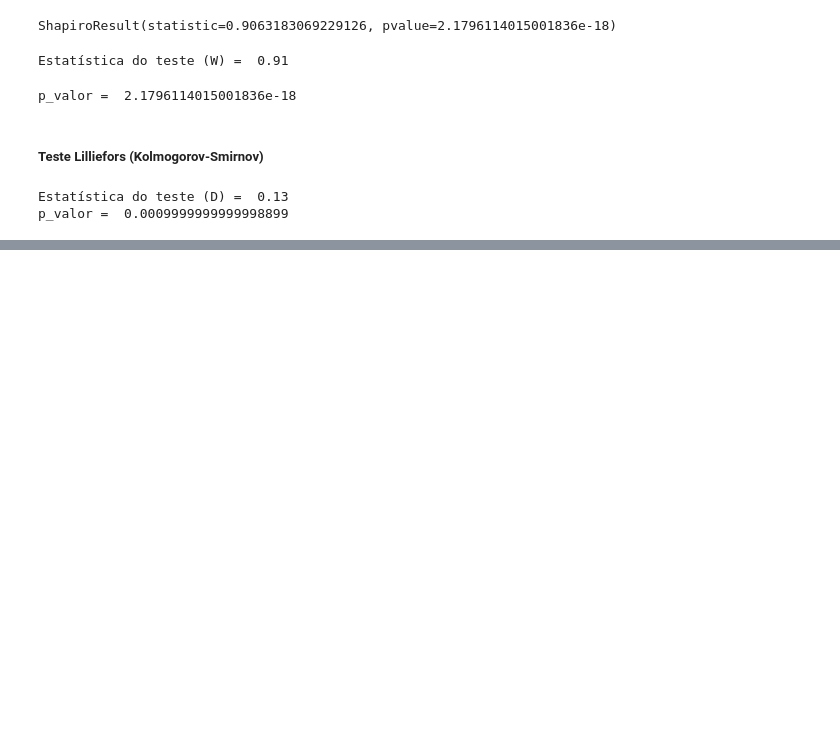
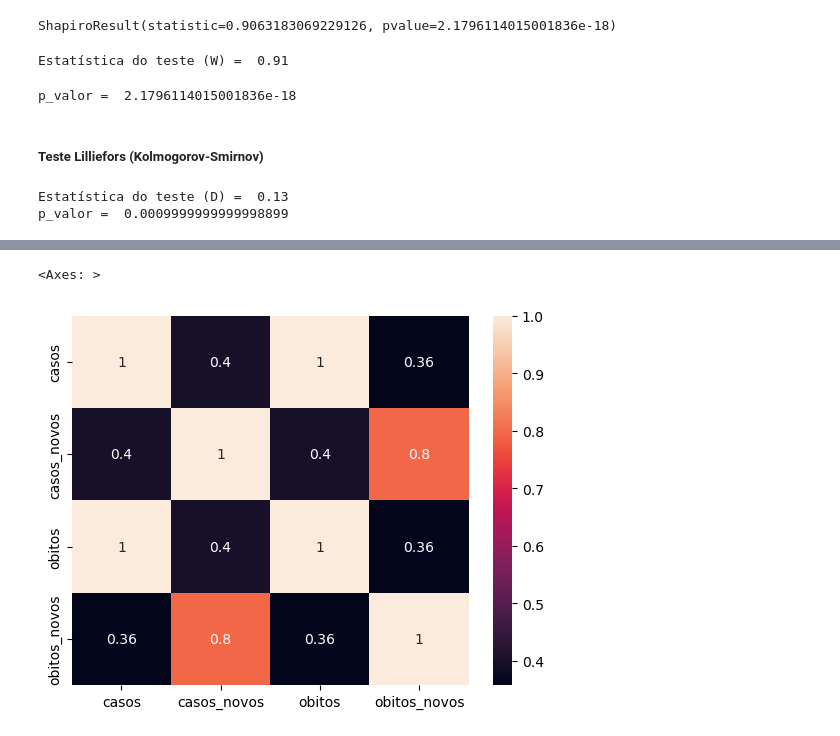
Before and after one commit to whoamidotcom/curso_analise_dados, a Jupyter notebook: analises-estatisticas/file.ipynb, the cells around one changed output, grey strips where cells are left out. Cells and saved outputs as stored; diff of their text form; code cells hidden in the pictures; blank space fills up the shorter version.

```diff
--- a/analises-estatisticas/file.ipynb
+++ b/analises-estatisticas/file.ipynb
@@ -411,0 +427,3 @@ p_valor =  0.0009999999999998899
+# %%
+df = covid_campinas[["casos", "casos_novos", "obitos", "obitos_novos"]]
+df.head()
@@ -411,0 +455,3 @@ p_valor =  0.0009999999999998899
+# %%
+correlacoes = df.corr(method="spearman")
+correlacoes
@@ -411,0 +466,6 @@ p_valor =  0.0009999999999998899
+# %%
+plt.figure()
+sns.heatmap(correlacoes, annot=True)
+# %% [output]
+<Axes: >
+[figure, added]
```
Also changed, not shown: parts of 18 cells of this notebook.
